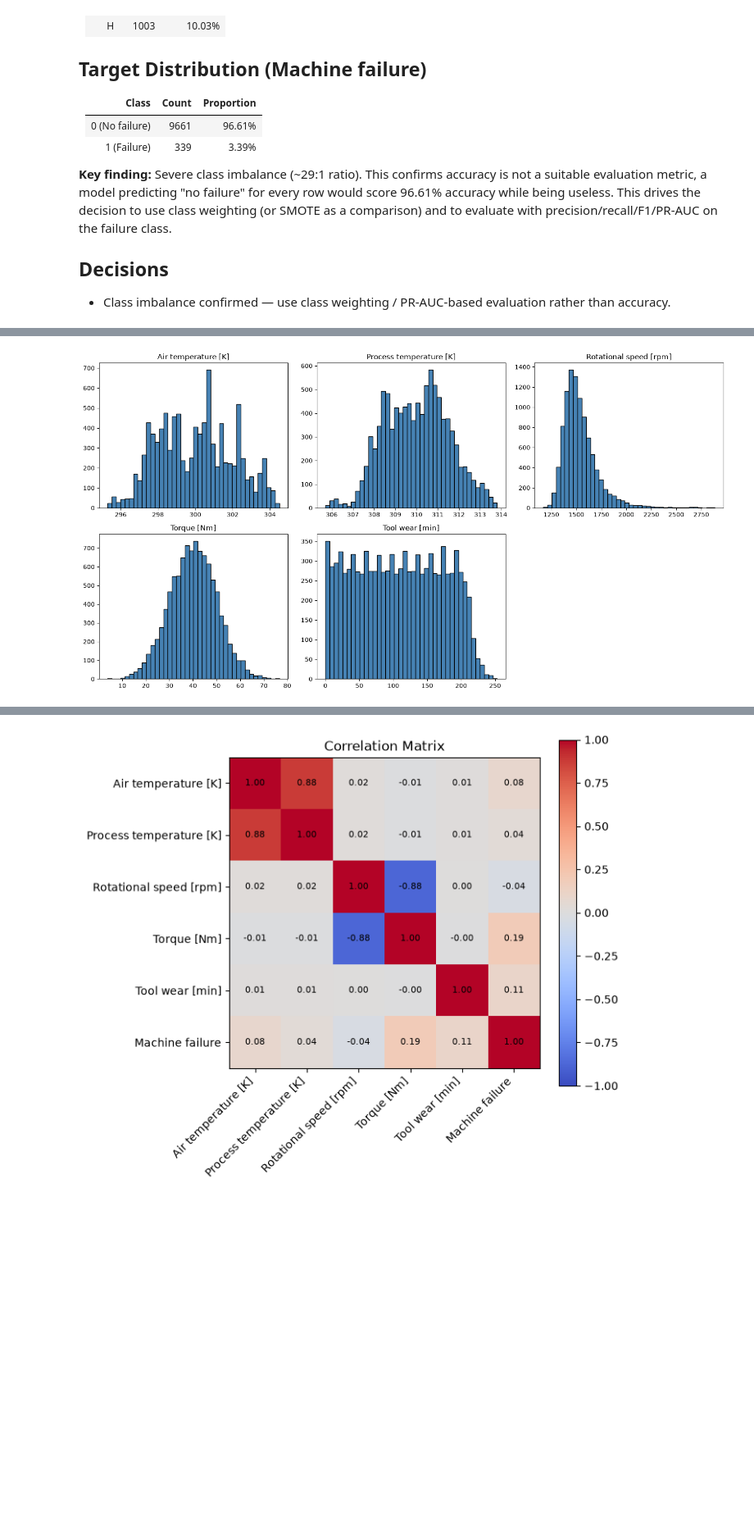
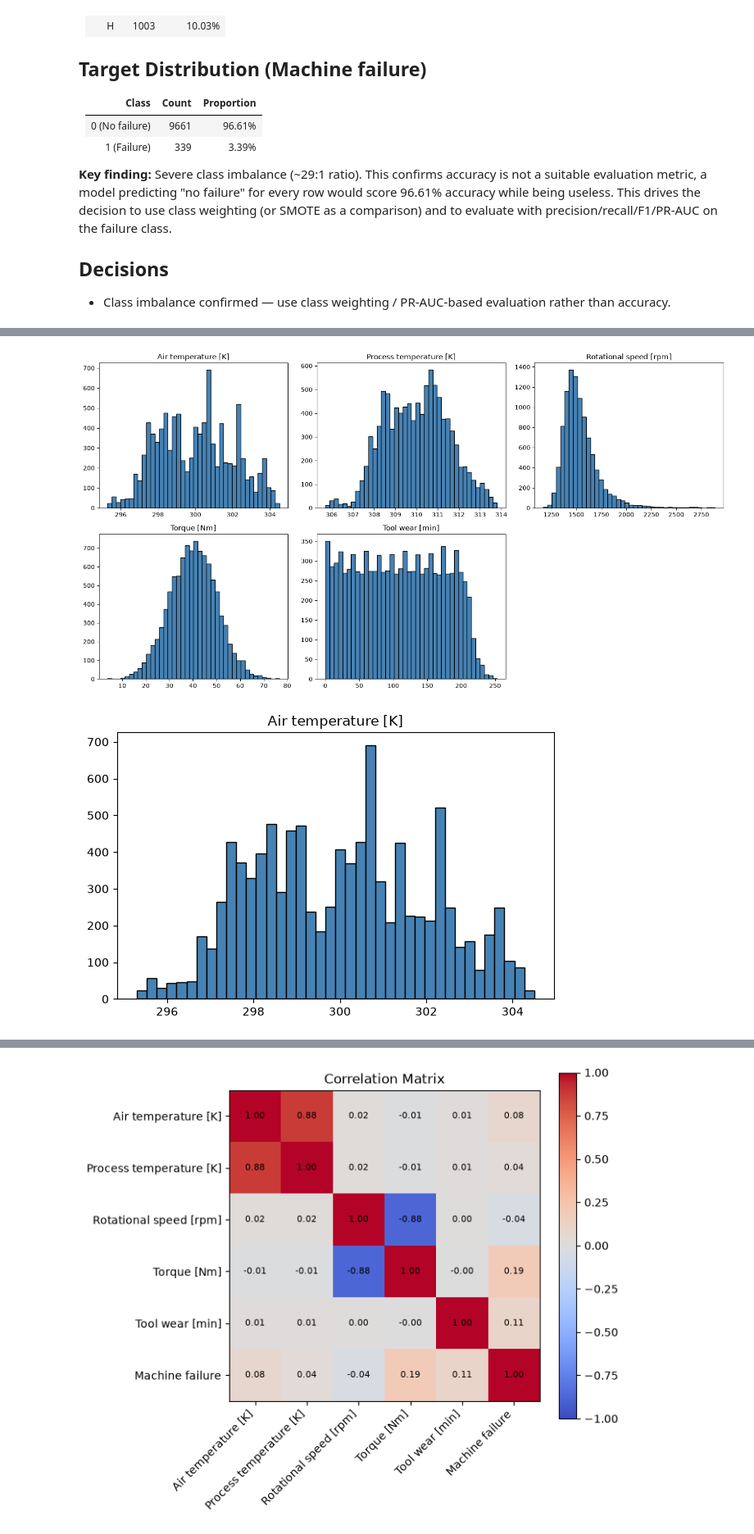
Before and after one commit to AmirmasoudCS/Predictive-Maintenance, a Jupyter notebook: notebooks/inspection.ipynb, the cells around one changed output, grey strips where cells are left out. Shown at 82% size. Cells and saved outputs as stored; diff of their text form; code cells hidden in the pictures; blank space fills up the shorter version.

```diff
--- a/notebooks/inspection.ipynb
+++ b/notebooks/inspection.ipynb
@@ -188,16 +191,28 @@ plt.show()
 # %%
 numeric_cols = ['Air temperature [K]', 'Process temperature [K]',
                  'Rotational speed [rpm]', 'Torque [Nm]', 'Tool wear [min]']
 
 fig, axes = plt.subplots(2, 3, figsize=(15, 8))
 axes = axes.flatten()
 
 for i, col in enumerate(numeric_cols):
     axes[i].hist(df[col], bins=40, color='steelblue', edgecolor='black')
     axes[i].set_title(col)
 
-axes[-1].axis('off')  # hide the unused 6th subplot
+axes[-1].axis('off')
 plt.tight_layout()
+plt.savefig(PLOTS / "numeric_distributions_combined.png", dpi=300, bbox_inches="tight")
 plt.show()
+
+for col in numeric_cols:
+    plt.figure(figsize=(6, 4))
+    plt.hist(df[col], bins=40, color='steelblue', edgecolor='black')
+    plt.title(col)
+    plt.tight_layout()
+
+    safe_name = col.split(' [')[0].replace(' ', '_')
+    plt.savefig(PLOTS / f"distribution_{safe_name}.png", dpi=300, bbox_inches="tight")
+    plt.show()
 # %% [output]
 [figure]
+[figure, added]
```
Also changed, not shown: parts of 6 cells of this notebook, 15 other files.
